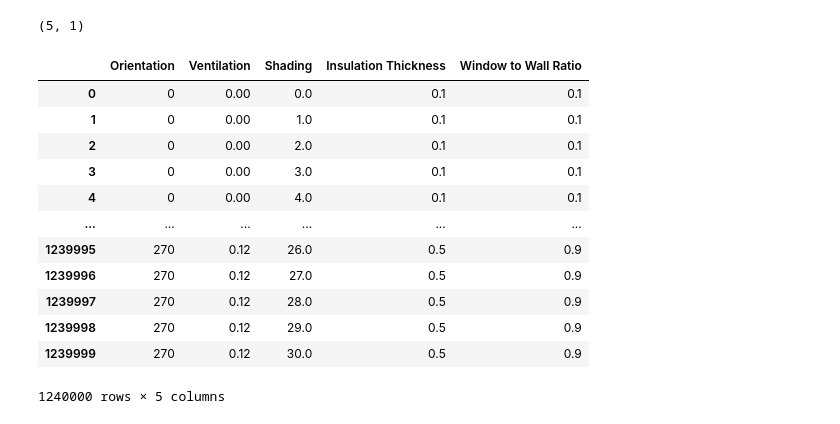
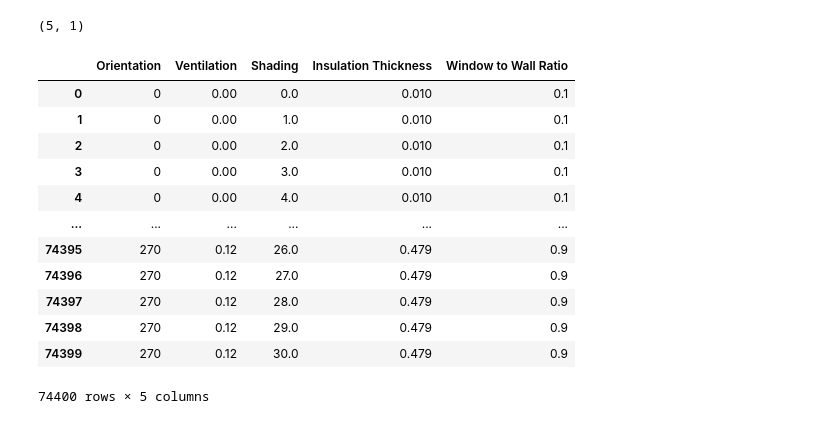
Before and after one commit to Cyrusss-D/ict4building, a Jupyter notebook: Optimization/regression.ipynb, the cells around one changed output. Cells and saved outputs as stored; diff of their text form; code cells hidden in the pictures.

```diff
--- a/Optimization/regression.ipynb
+++ b/Optimization/regression.ipynb
@@ -134,38 +121,39 @@ w.shape
 # %% [output]
 (5, 1)
 # %%
+
 samples_temp = []
 orientation_values = [0,90,180,270]
 wwr_values = np.linspace(0.1,0.9,100)
 ventilation_values = [0, 0.12]
-tickness_values = np.linspace(0.1,0.5,50)
+tickness_values = [0.01, 0.112, 0.479]
 shading = np.linspace(0,30,31)
 for ori in orientation_values:
     for wwr_ in wwr_values:
         for vent in ventilation_values:
             for tickness in tickness_values:
                 for shade in shading:
                     samples_temp.append({'Orientation': ori,
                                          'Ventilation': vent,
                                          'Shading': shade,
                                          'Insulation Thickness': tickness,
                                          'Window to Wall Ratio': wwr_,})
 samples = pd.DataFrame.from_dict(samples_temp)
 samples
 # %% [output]
 |  | Orientation | Ventilation | Shading | Insulation Thickness | Window to Wall Ratio |
-| 0 | 0 | 0.00 | 0.0 | 0.1 | 0.1 |
-| 1 | 0 | 0.00 | 1.0 | 0.1 | 0.1 |
-| 2 | 0 | 0.00 | 2.0 | 0.1 | 0.1 |
-| 3 | 0 | 0.00 | 3.0 | 0.1 | 0.1 |
-| 4 | 0 | 0.00 | 4.0 | 0.1 | 0.1 |
+| 0 | 0 | 0.00 | 0.0 | 0.010 | 0.1 |
+| 1 | 0 | 0.00 | 1.0 | 0.010 | 0.1 |
+| 2 | 0 | 0.00 | 2.0 | 0.010 | 0.1 |
+| 3 | 0 | 0.00 | 3.0 | 0.010 | 0.1 |
+| 4 | 0 | 0.00 | 4.0 | 0.010 | 0.1 |
 | ... | ... | ... | ... | ... | ... |
-| 1239995 | 270 | 0.12 | 26.0 | 0.5 | 0.9 |
-| 1239996 | 270 | 0.12 | 27.0 | 0.5 | 0.9 |
-| 1239997 | 270 | 0.12 | 28.0 | 0.5 | 0.9 |
-| 1239998 | 270 | 0.12 | 29.0 | 0.5 | 0.9 |
-| 1239999 | 270 | 0.12 | 30.0 | 0.5 | 0.9 |
+| 74395 | 270 | 0.12 | 26.0 | 0.479 | 0.9 |
+| 74396 | 270 | 0.12 | 27.0 | 0.479 | 0.9 |
+| 74397 | 270 | 0.12 | 28.0 | 0.479 | 0.9 |
+| 74398 | 270 | 0.12 | 29.0 | 0.479 | 0.9 |
+| 74399 | 270 | 0.12 | 30.0 | 0.479 | 0.9 |
-1240000 rows × 5 columns
+74400 rows × 5 columns
 # %%
 test_data=samples.values
 test_data_norm=(test_data -mean[:5])/std[:5]
```
Also changed, not shown: parts of 14 cells of this notebook.
